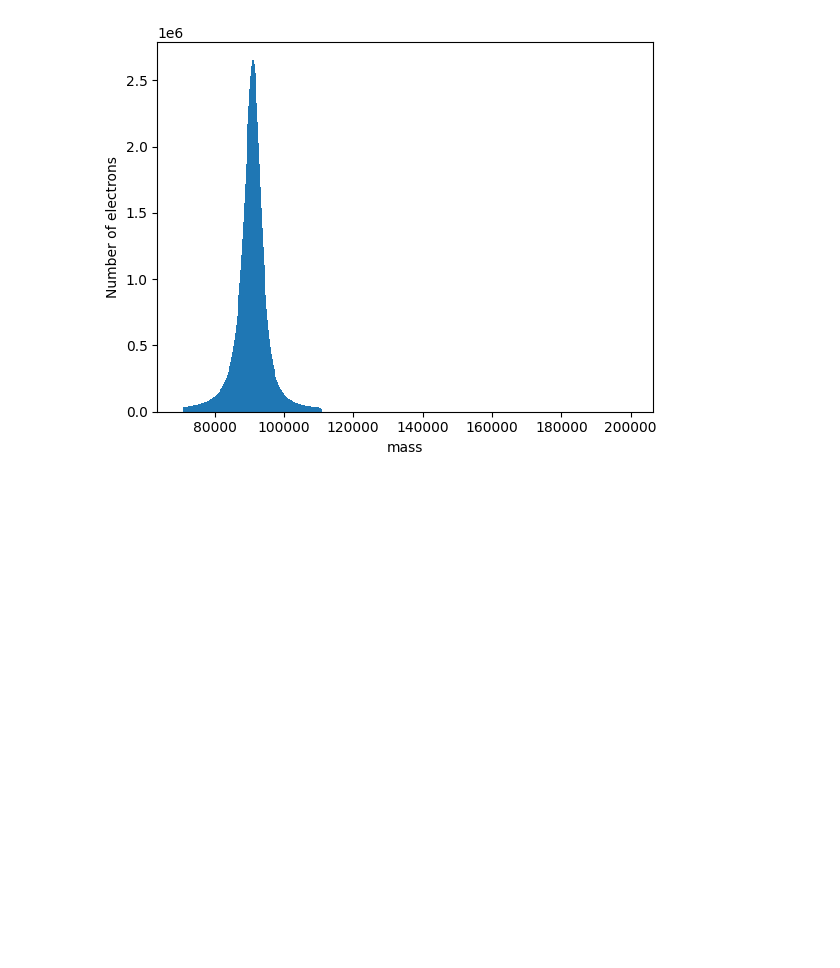
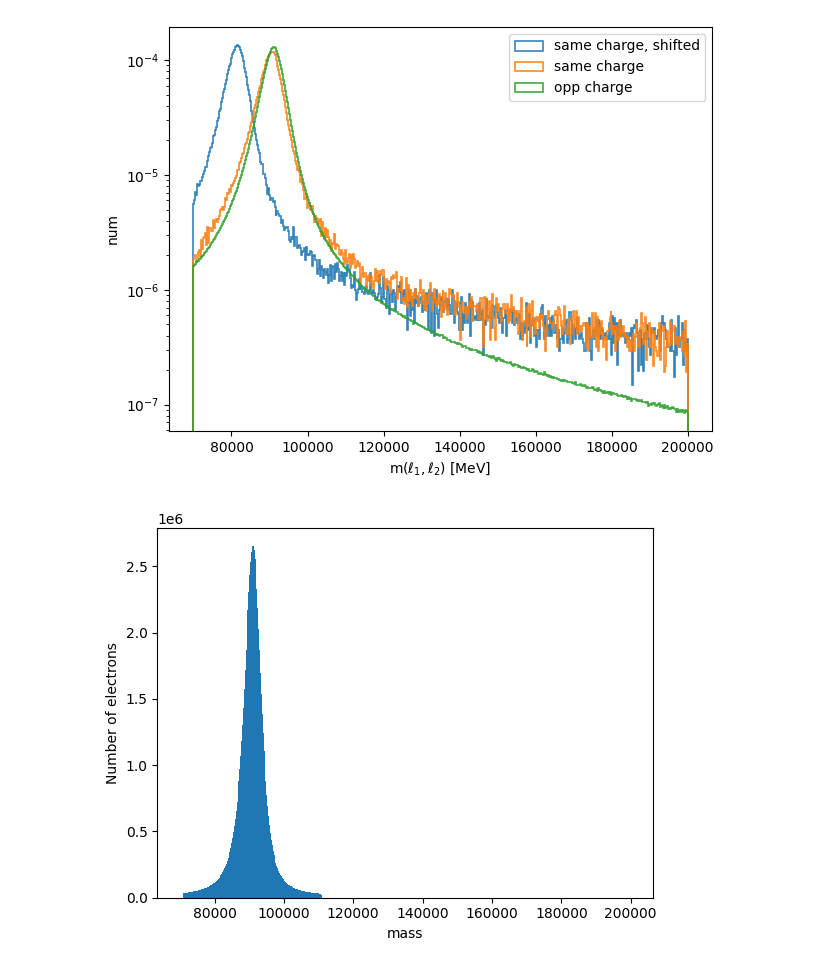
Before and after one commit to albaburgos/qmisid_scripts, a Jupyter notebook: Zpeak.ipynb, the cells around one changed output. Cells and saved outputs as stored; diff of their text form; code cells hidden in the pictures; blank space fills up the shorter version.

```diff
--- a/Zpeak.ipynb
+++ b/Zpeak.ipynb
@@ -63,3 +69,58 @@ branches[0].tolist()
+# %%
+import numpy as np
+import awkward as ak
+
+up = ak.where(
+    mask1,
+    branches["m_l1l2"]*0.90,   # same charge shift ↓ Z peak
+    branches["m_l1l2"]*1.00    # everything else unshifted
+)
+
+m_sc = up[mask1]
+
+# same-sign baseline
+plt.hist(
+    m_sc,
+    bins=500,
+    range=(70_000, 200_000),
+    histtype="step",
+    linewidth=1.2,
+    alpha=0.9,
+    density=True,
+    label="same charge, shifted",
+)
+
+plt.hist(
+    m[mask1],
+    bins=500,
+    range=(70_000, 200_000),
+    histtype="step",
+    linewidth=1.2,
+    alpha=0.9,
+    density=True,
+    label="same charge",
+)
+
+plt.hist(
+    m[mask0],
+    bins=500,
+    range=(70_000, 200_000),
+    histtype="step",
+    linewidth=1.2,
+    alpha=0.9,
+    density=True,
+    label="opp charge",
+)
+
+
+plt.xlabel("m($\ell_1,\ell_2$) [MeV]")
+plt.ylabel("num")
+plt.yscale("log")
+plt.legend()
+plt.tight_layout()
+plt.show()
+# %% [output]
+[figure, added]
 # %%
 import awkward as ak
 import matplotlib.pyplot as plt
```
Also changed, not shown: parts of 9 cells of this notebook, 15 other files.
